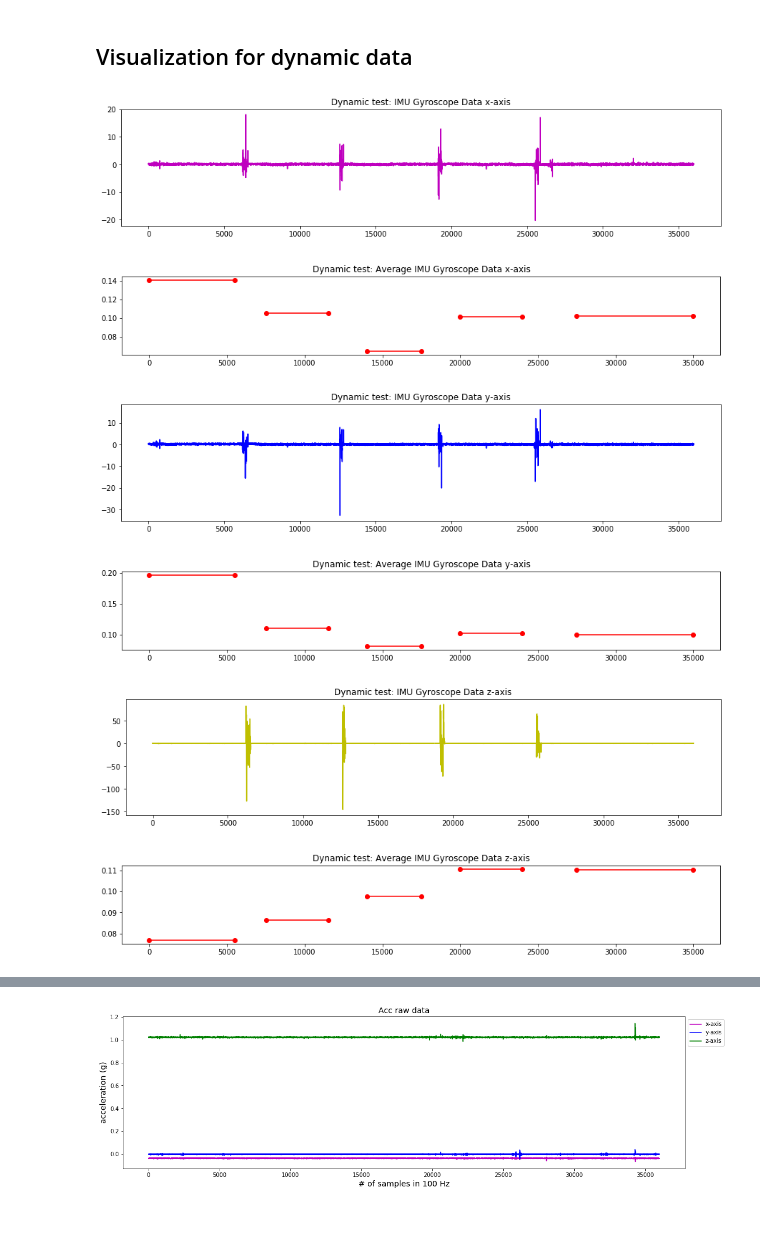
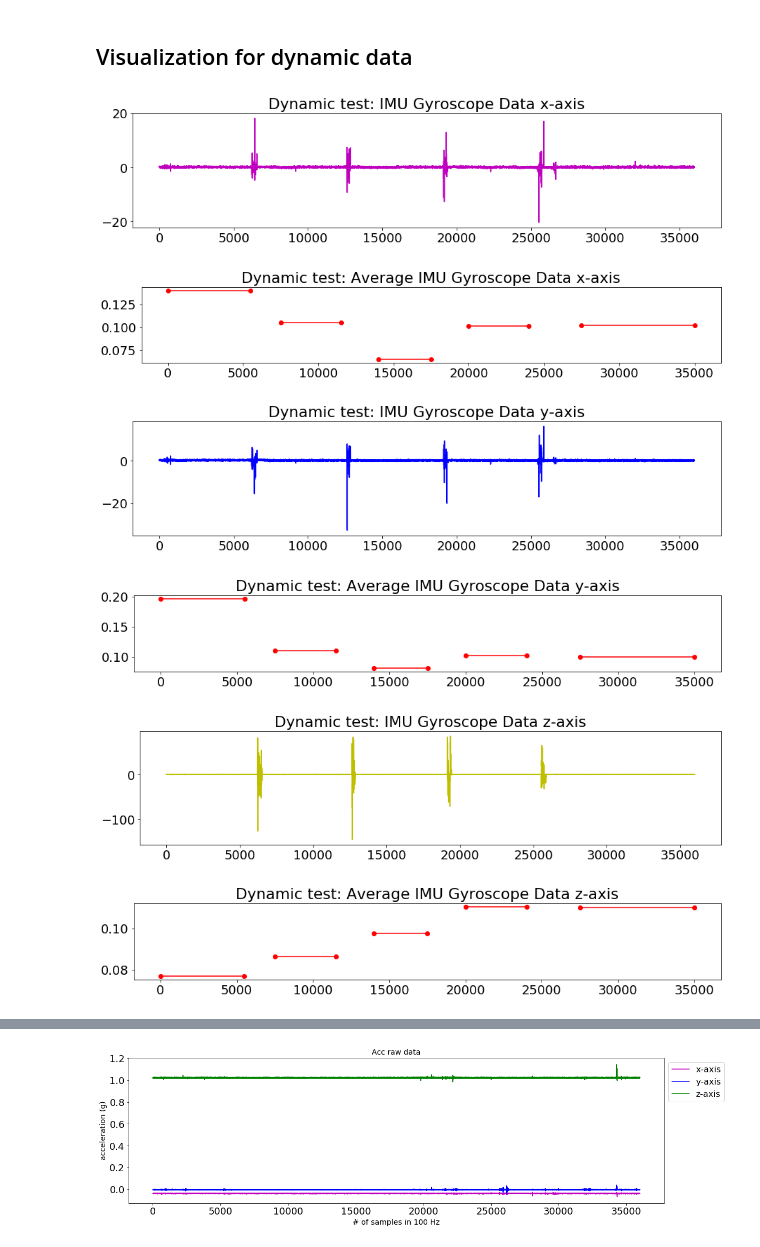
Before and after one commit to PHIL-MQP/phil, a Jupyter notebook: python/notebooks/IMU Drifting Test.ipynb, the cells around one changed output, grey strips where cells are left out. Cells and saved outputs as stored; diff of their text form; code cells hidden in the pictures; blank space fills up the shorter version.

```diff
--- a/python/notebooks/IMU Drifting Test.ipynb
+++ b/python/notebooks/IMU Drifting Test.ipynb
@@ -2,6 +2,7 @@
 import csv
 import numpy as np
 import matplotlib.pyplot as plt
+plt.style.use("../phil.mplstyle")
 # %%
 static_data_filename = "recorded_sensor_data/imu_drift_test/being_static_for_6_mins.csv"
 reader = csv.reader(open(static_data_filename, 'r'))
@@ -95,6 +154,13 @@ def get_x_y_pts(data, intervals):
         y_pt = np.mean(data[i[0]: i[1]], axis = 0)
         results.append([[i[0],i[1]],[y_pt,y_pt]])
     return results
+
+def get_mean_pts(data, intervals):
+    results = []
+    for i in intervals:
+        y_pt = np.mean(data[i[0]: i[1]], axis = 0)
+        results.append(y_pt)
+    return results
 # %%
 intervals = [[0, 5500],[7500, 11500],[14000, 17500],[20000, 24000],[27500, 35000]]
 # %% [markdown]
@@ -110,36 +176,51 @@ plt.title("Dynamic test: Average IMU Gyroscope Data x-axis")
 pts = get_x_y_pts(dynamic_data[:,3],intervals)
 for p in pts:
     plt.plot(p[0], p[1], c = 'r', marker = 'o')
 plt.show()
 
 plt.figure(figsize=(15,3))
 plt.title("Dynamic test: IMU Gyroscope Data y-axis")
 plt.plot(dynamic_data[:,4], label='gyro y', c='b')
 plt.show()
 
 
 plt.figure(figsize=(15,2))
 plt.title("Dynamic test: Average IMU Gyroscope Data y-axis")
 pts = get_x_y_pts(dynamic_data[:,4],intervals)
 for p in pts:
     plt.plot(p[0], p[1], c = 'r', marker = 'o')
 plt.show()
 
 plt.figure(figsize=(15,3))
 plt.title("Dynamic test: IMU Gyroscope Data z-axis")
 plt.plot(dynamic_data[:,5], label='gyro z', c='y')
 plt.show()
 
 plt.figure(figsize=(15,2))
 plt.title("Dynamic test: Average IMU Gyroscope Data z-axis")
 pts = get_x_y_pts(dynamic_data[:,5],intervals)
 for p in pts:
     plt.plot(p[0], p[1], c = 'r', marker = 'o')
 plt.show()
+
+
+plt.figure(figsize=(10,8))
+plt.title("Dynamic test: Average IMU Gyroscope Data")
+plt.xlabel("nth-interval")
+plt.ylabel("acceleration (g)")
+x_pts = get_mean_pts(dynamic_data[:,1],intervals)
+y_pts = get_mean_pts(dynamic_data[:,2],intervals)
+z_pts = get_mean_pts(dynamic_data[:,3],intervals)
+
+plt.plot(x_pts, c = 'r', marker = 'o', label = "x-axis")
+plt.plot(y_pts, c = 'g', marker = 'o', label = "y-axis")
+plt.plot(z_pts, c = 'b', marker = 'o', label = "z-axis")
+plt.legend(bbox_to_anchor=(1,1))
+plt.show()
 # %% [output]
-[figure, old version]
+[figure, new version]
-[figure, old version]
+[figure, new version]
-[figure, old version]
+[figure, new version]
-[figure, old version]
+[figure, new version]
-[figure, old version]
+[figure, new version]
-[figure, old version]
+[figure, new version]
@@ -209,7 +291,7 @@ unit_static_mean = calibrated_static_mean /  np.linalg.norm(calibrated_static_me
 R = base_rotation(unit_static_mean)
 final_static_data = np.array((R @ calibrated_static_data[:,:3].T).T)
 # %% [output]
-[figure, old version]
+[figure, new version]
 # %%
 plt.figure(figsize=(18,5))
 plt.title("Acc data after calibration and applying base rotation matrix", fontsize = 14)
```
Also changed, not shown: parts of 5 cells of this notebook, 2 other files.
